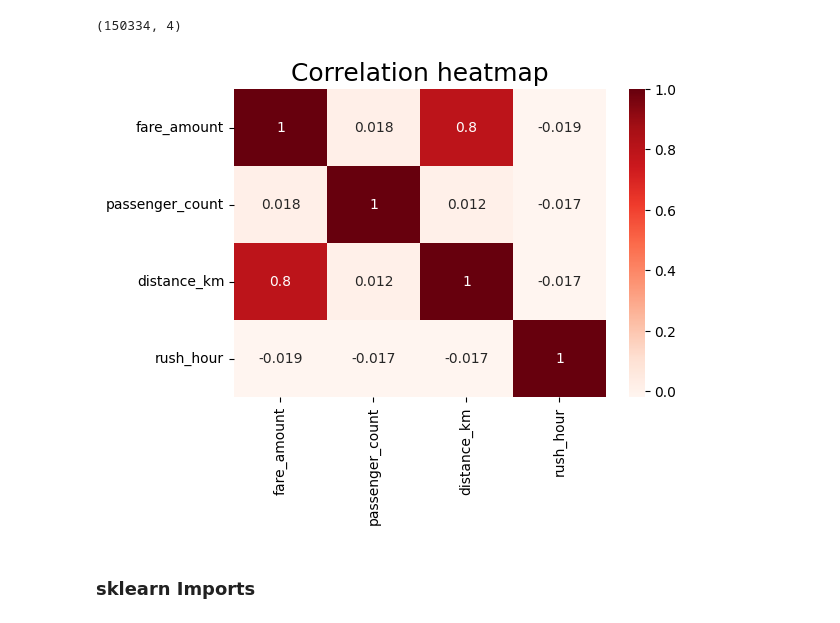
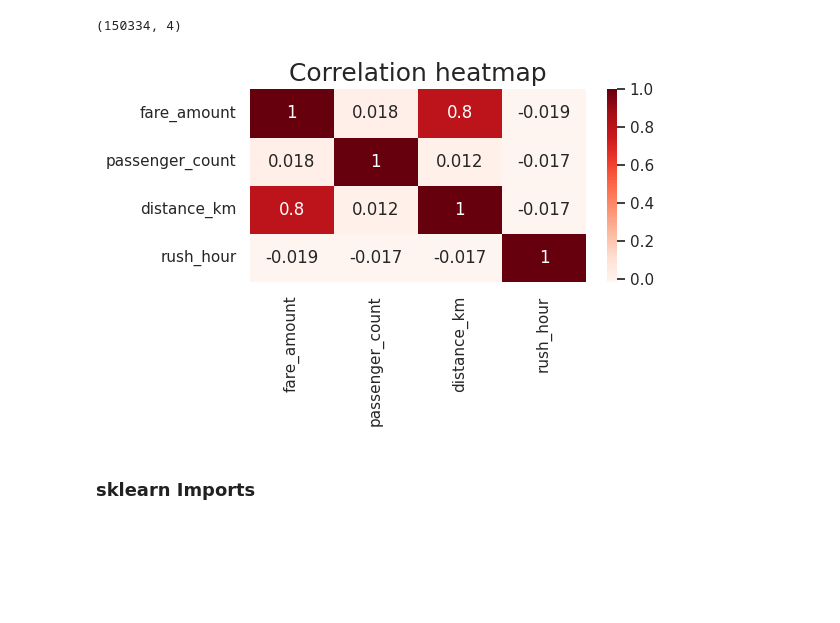
Before and after one commit to mykaharudin/uberfareamount, a Jupyter notebook: DS_Final_Project.ipynb, the cells around one changed output. Cells and saved outputs as stored; diff of their text form; code cells hidden in the pictures; blank space fills up the shorter version.

```diff
--- a/DS_Final_Project.ipynb
+++ b/DS_Final_Project.ipynb
@@ -676,12 +675,13 @@ df2.shape
 # %%
 
 plt.figure(figsize=(6,4))
 sns.heatmap(df2.corr(method='pearson'), annot=True, cmap='Reds')
-plt.title('Correlation heatmap',
-          fontsize=18)
+plt.title('Correlation heatmap', fontsize=18)
+plt.tight_layout()
+plt.savefig('data/CorrelationHeatmap.png', dpi=300)
 plt.show()
 # %% [output]
-[figure, old version]
+[figure, new version]
 # %% [markdown]
 ### sklearn Imports
 # %%
```
Also changed, not shown: parts of 16 cells of this notebook, 5 other files.
